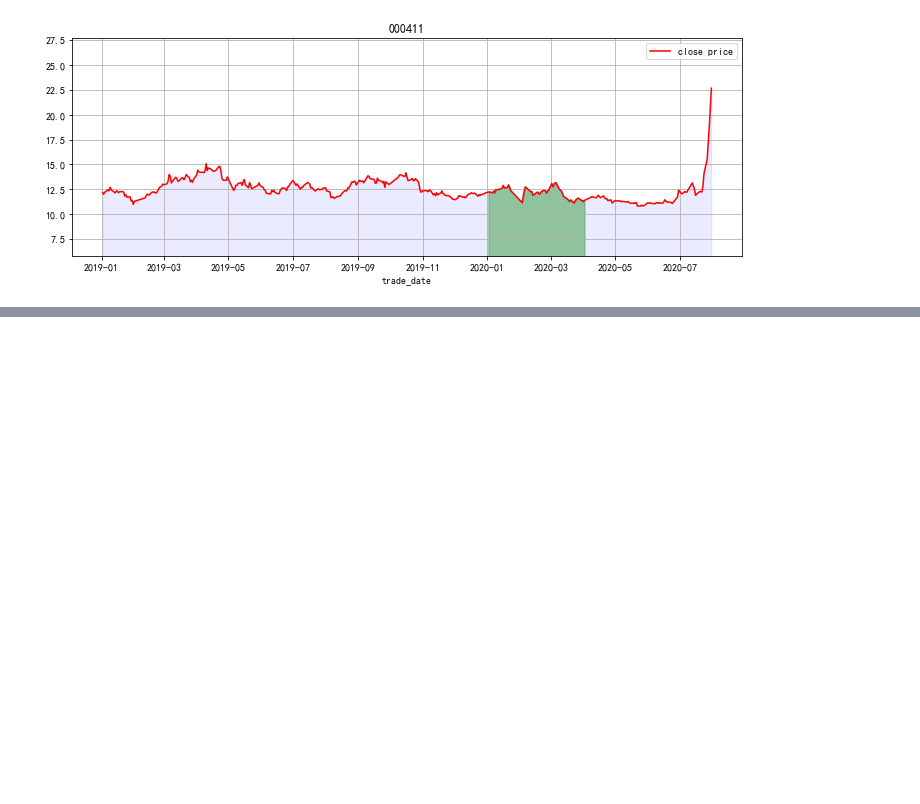
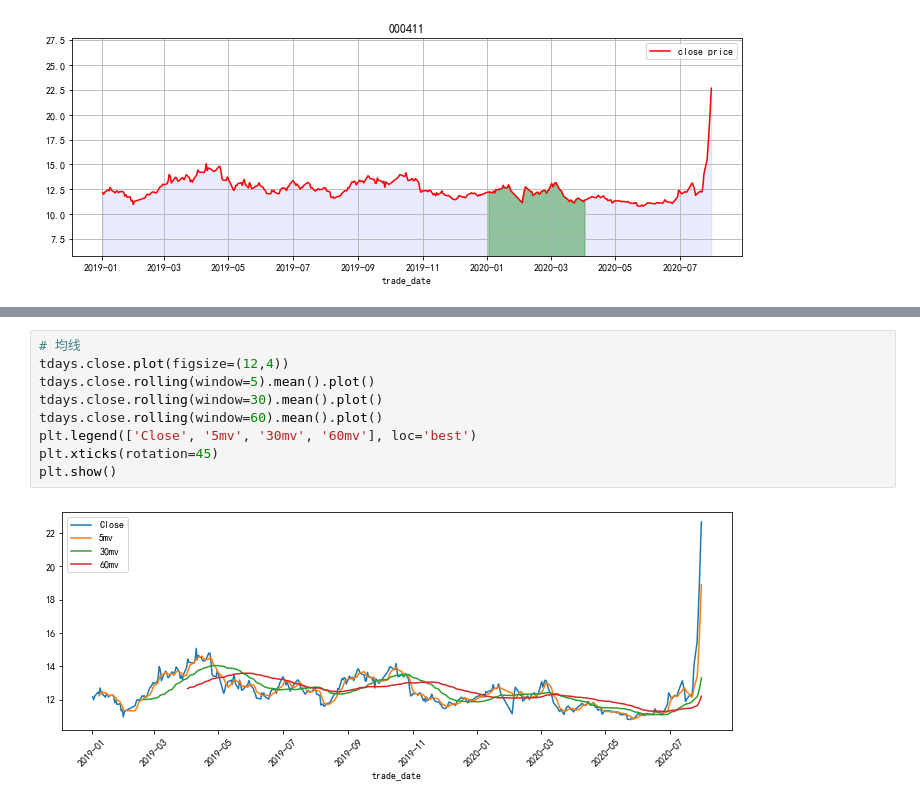
Before and after one commit to wd64759/quants, a Jupyter notebook: quants/abnormal_stocks.ipynb, the cells around one changed output, grey strips where cells are left out. Drawn from its saved outputs; the diff is of its cells as text; blank space fills up the shorter version.

```diff
--- a/quants/abnormal_stocks.ipynb
+++ b/quants/abnormal_stocks.ipynb
@@ -155,0 +167,11 @@ ana_candle_vol(tdays[-100:])
+# %%
+# 均线
+tdays.close.plot(figsize=(12,4))
+tdays.close.rolling(window=5).mean().plot()
+tdays.close.rolling(window=30).mean().plot()
+tdays.close.rolling(window=60).mean().plot()
+plt.legend(['Close', '5mv', '30mv', '60mv'], loc='best')
+plt.xticks(rotation=45)
+plt.show()
+# %% [output]
+[figure, added]
```
Also changed, not shown: parts of 14 cells of this notebook, 3 other files.
